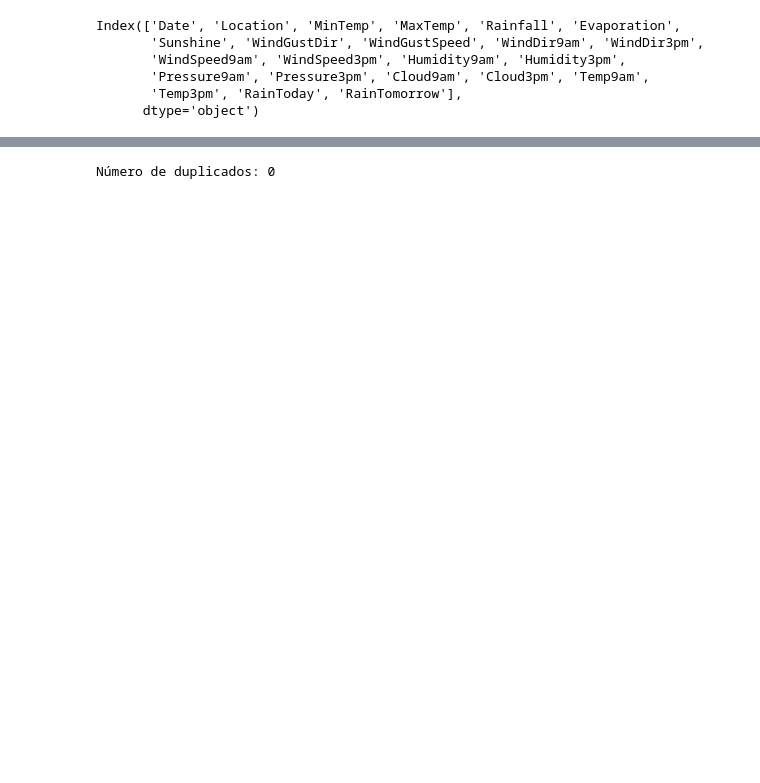
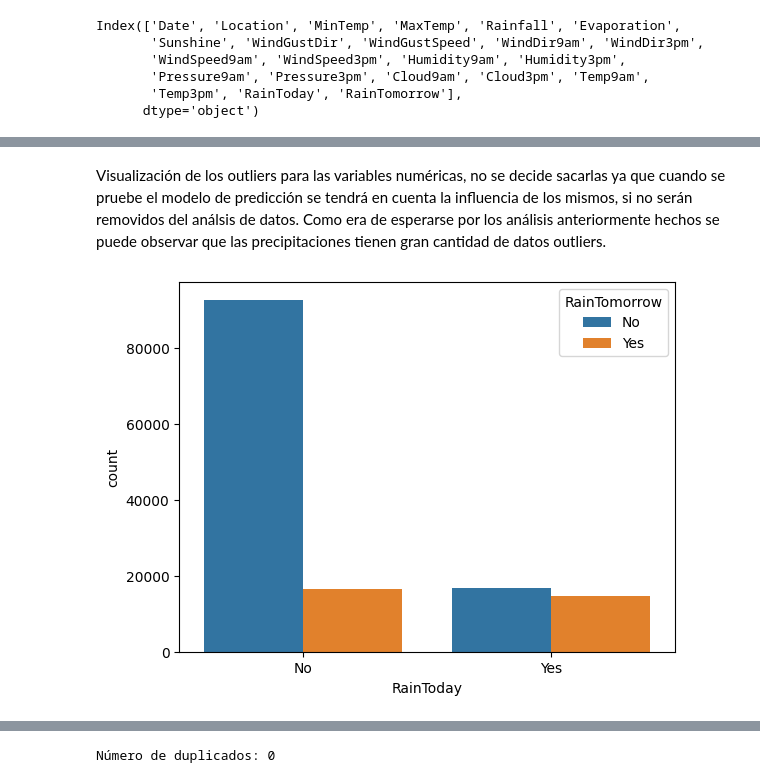
Before and after one commit to luciana11levy/coder, a Jupyter notebook: Data_science_Australia_Rain.ipynb, the cells around one changed output, grey strips where cells are left out. Cells and saved outputs as stored; diff of their text form; code cells hidden in the pictures; blank space fills up the shorter version.

```diff
--- a/Data_science_Australia_Rain.ipynb
+++ b/Data_science_Australia_Rain.ipynb
@@ -71,0 +217,7 @@ RainTomorrow:
+# %% [markdown]
+Visualización de los outliers para las variables numéricas, no se decide sacarlas ya que cuando se pruebe el modelo de predicción se tendrá en cuenta la influencia de los mismos, si no serán removidos del análsis de datos.
+Como era de esperarse por los análisis anteriormente hechos se puede observar que las precipitaciones tienen gran cantidad de datos outliers.
+# %%
+sns.countplot(x = 'RainToday', hue = 'RainTomorrow', data = df);
+# %% [output]
+[figure, added]
```
Also changed, not shown: parts of 43 cells of this notebook.
